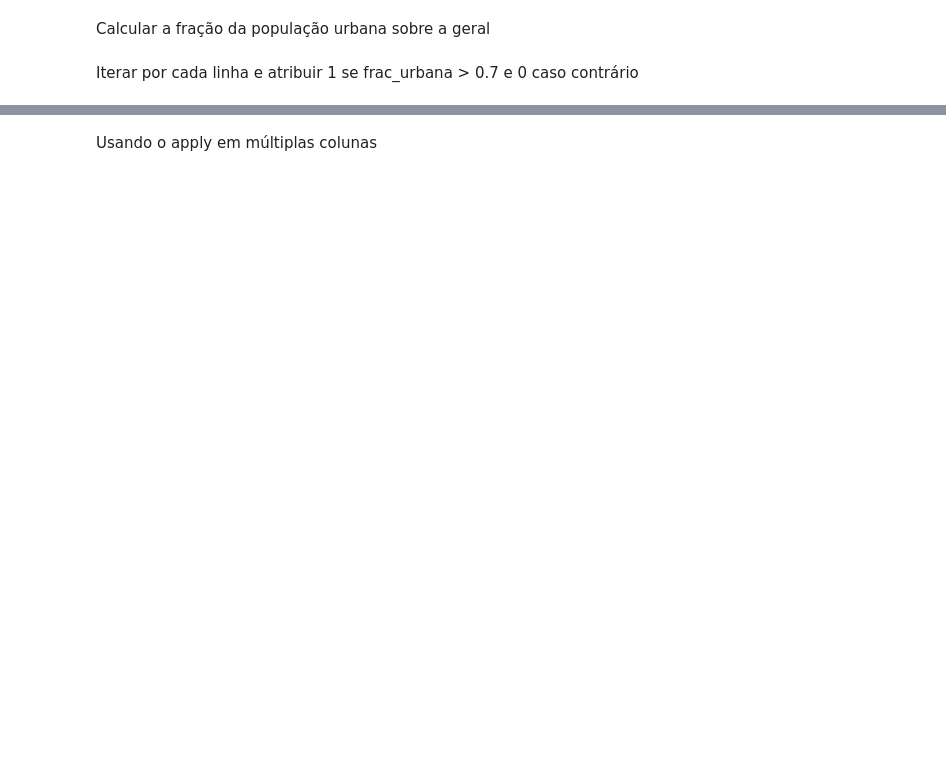
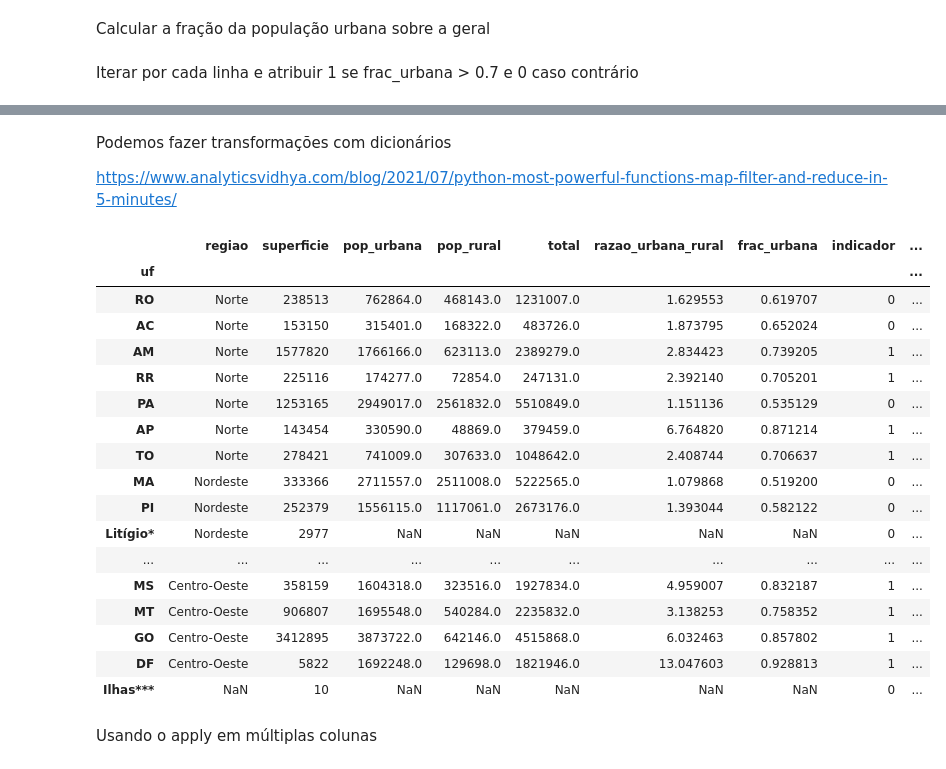
Before and after one commit to robertosgpontes/tec_prog_1, a Jupyter notebook: Pandas.ipynb, the cells around one changed output, grey strips where cells are left out. Cells and saved outputs as stored; diff of their text form; code cells hidden in the pictures; blank space fills up the shorter version.

```diff
--- a/Pandas.ipynb
+++ b/Pandas.ipynb
@@ -1460,0 +1472,8 @@ Podemos fazer transformações com dicionários
+# %%
+%%timeit
+
+for uf in df.index:
+    if df.loc[uf, 'frac_urbana'] > 0.7:
+        df.loc[uf, 'indicador'] = 1
+    else:
+        df.loc[uf, 'indicador'] = 0
@@ -1460,0 +1484,3 @@ Podemos fazer transformações com dicionários
+# %%
+%%timeit
+df['indicador'] = [1 if i > 0.7 else 0 for i in df.frac_urbana]
@@ -1460,0 +1489,4 @@ Podemos fazer transformações com dicionários
+# %%
+%%timeit
+
+df['indicador'] = np.where(df.frac_urbana > 0.7, 1, 0)
@@ -1460,0 +1495,4 @@ Podemos fazer transformações com dicionários
+# %%
+%%timeit
+
+df['indicador'] = df['frac_urbana'].apply(lambda x: 1 if x > 0.7 else 0)
@@ -1461,2 +1522,35 @@ Podemos fazer transformações com dicionários
+# %% [markdown]
+Podemos fazer transformações com dicionários
+
+https://www.analyticsvidhya.com/blog/2021/07/python-most-powerful-functions-map-filter-and-reduce-in-5-minutes/
+# %%
+ponto_cardeal = {
+    'Nordeste': 'NE',
+    'Centro-Oeste': 'CO',
+    'Sul': 'S',
+    'Sudeste': 'SE'
+}
+
+df['regiao_pc'] = df['regiao'].map(ponto_cardeal)
+df
+# %% [output]
+|  | regiao | superficie | pop_urbana | pop_rural | total | razao_urbana_rural | frac_urbana | indicador | ... |
+| uf |  |  |  |  |  |  |  |  | ... |
+| RO | Norte | 238513 | 762864.0 | 468143.0 | 1231007.0 | 1.629553 | 0.619707 | 0 | ... |
+| AC | Norte | 153150 | 315401.0 | 168322.0 | 483726.0 | 1.873795 | 0.652024 | 0 | ... |
+| AM | Norte | 1577820 | 1766166.0 | 623113.0 | 2389279.0 | 2.834423 | 0.739205 | 1 | ... |
+| RR | Norte | 225116 | 174277.0 | 72854.0 | 247131.0 | 2.392140 | 0.705201 | 1 | ... |
+| PA | Norte | 1253165 | 2949017.0 | 2561832.0 | 5510849.0 | 1.151136 | 0.535129 | 0 | ... |
+| AP | Norte | 143454 | 330590.0 | 48869.0 | 379459.0 | 6.764820 | 0.871214 | 1 | ... |
+| TO | Norte | 278421 | 741009.0 | 307633.0 | 1048642.0 | 2.408744 | 0.706637 | 1 | ... |
+| MA | Nordeste | 333366 | 2711557.0 | 2511008.0 | 5222565.0 | 1.079868 | 0.519200 | 0 | ... |
+| PI | Nordeste | 252379 | 1556115.0 | 1117061.0 | 2673176.0 | 1.393044 | 0.582122 | 0 | ... |
+| Litígio* | Nordeste | 2977 | NaN | NaN | NaN | NaN | NaN | 0 | ... |
+| ... | ... | ... | ... | ... | ... | ... | ... | ... | ... |
+| MS | Centro-Oeste | 358159 | 1604318.0 | 323516.0 | 1927834.0 | 4.959007 | 0.832187 | 1 | ... |
+| MT | Centro-Oeste | 906807 | 1695548.0 | 540284.0 | 2235832.0 | 3.138253 | 0.758352 | 1 | ... |
+| GO | Centro-Oeste | 3412895 | 3873722.0 | 642146.0 | 4515868.0 | 6.032463 | 0.857802 | 1 | ... |
+| DF | Centro-Oeste | 5822 | 1692248.0 | 129698.0 | 1821946.0 | 13.047603 | 0.928813 | 1 | ... |
+| Ilhas*** | NaN | 10 | NaN | NaN | NaN | NaN | NaN | 0 | ... |
 # %% [markdown]
 Usando o apply em múltiplas colunas
```
Also changed, not shown: parts of 11 cells of this notebook.
